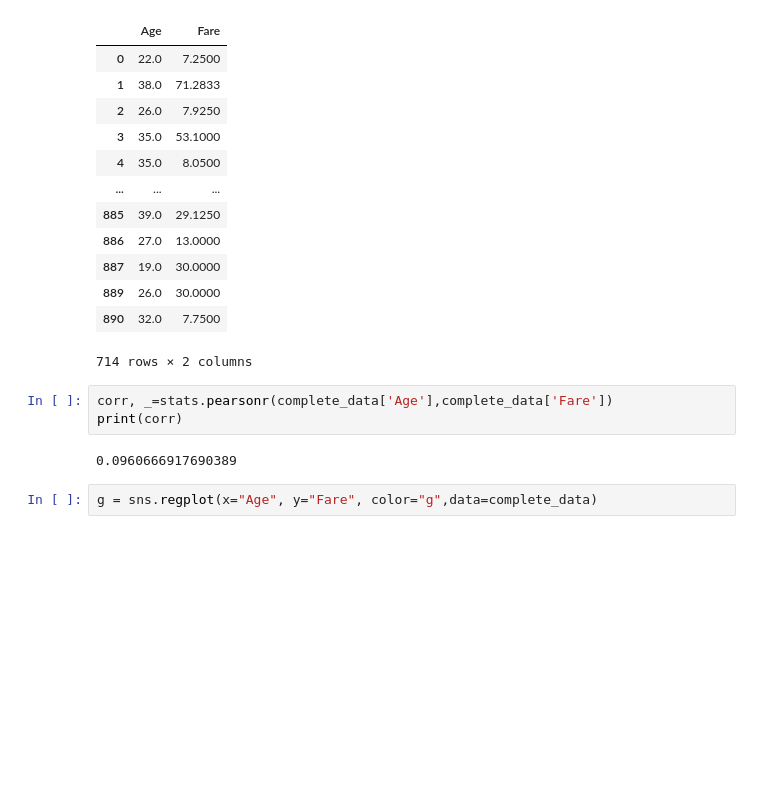
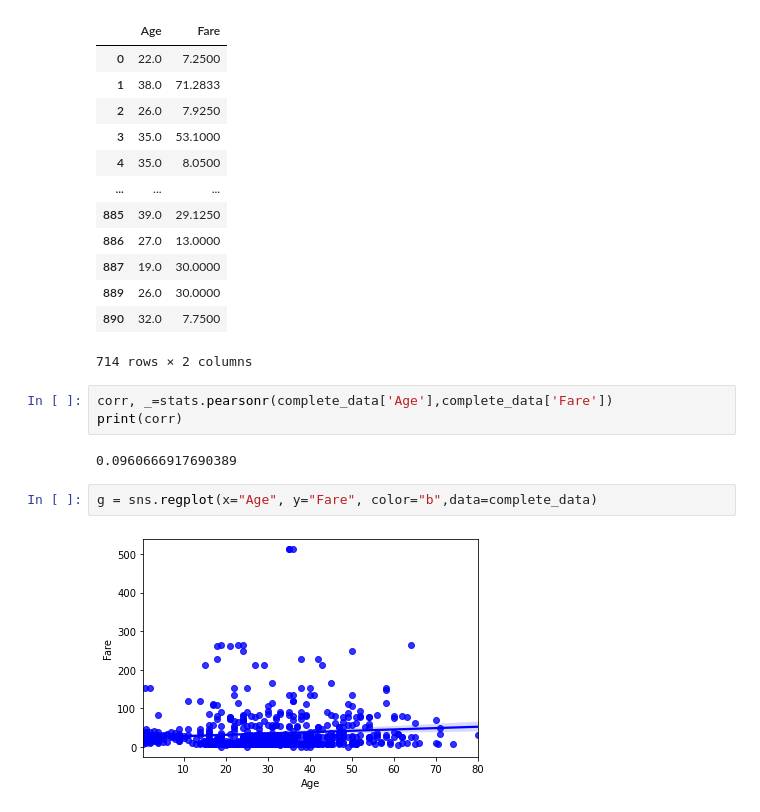
Before and after one commit to Milagros-cucu/ML100Days, a Jupyter notebook: Homework/D38 EDA 作業.ipynb, the cells around one changed output. Saved outputs shown, nothing was run; the diff lists cells and outputs as text; blank space fills up the shorter version.

```diff
--- a/Homework/D38 EDA 作業.ipynb
+++ b/Homework/D38 EDA 作業.ipynb
@@ -177,4 +177,6 @@ print(corr)
 # %% [output]
 0.0960666917690389
 # %%
-g = sns.regplot(x="Age", y="Fare", color="g",data=complete_data)
+g = sns.regplot(x="Age", y="Fare", color="b",data=complete_data)
+# %% [output]
+[figure, added]
```
Also changed, not shown: 2 other files.
